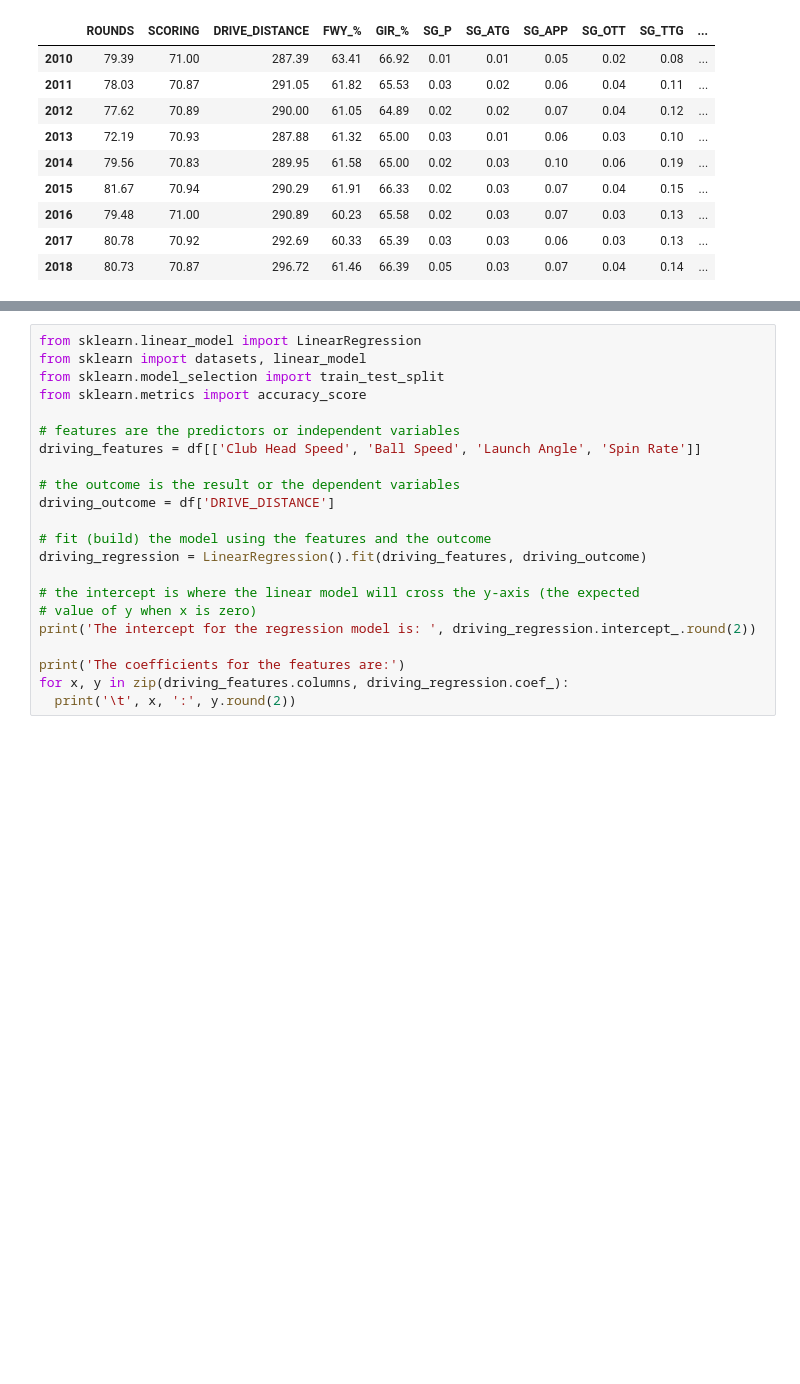
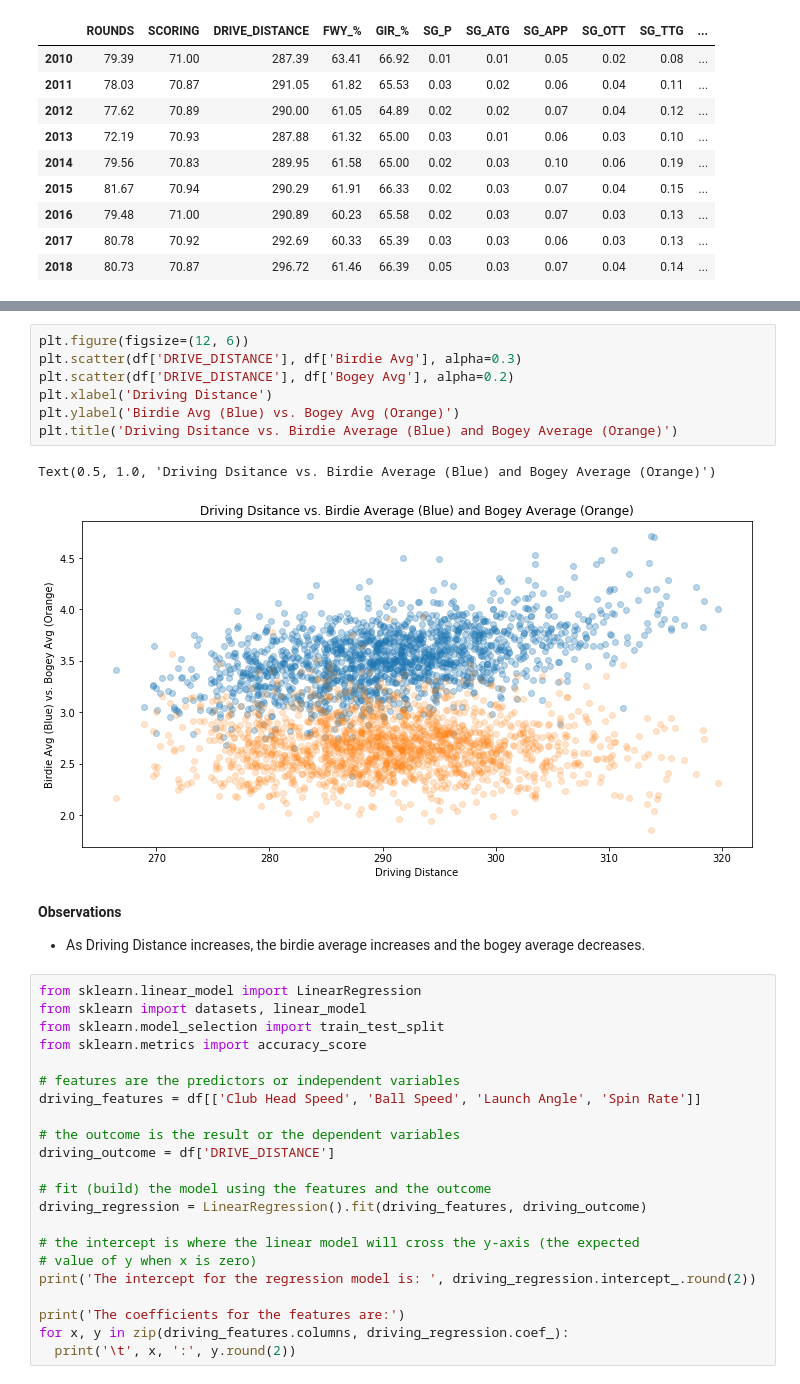
Before and after one commit to jonathannocek/pga-data-analysis, a Jupyter notebook: pga_data_analysis.ipynb, the cells around one changed output, grey strips where cells are left out. Cells and saved outputs as stored; diff of their text form; blank space fills up the shorter version.

```diff
--- a/pga_data_analysis.ipynb
+++ b/pga_data_analysis.ipynb
@@ -863,3 +735,16 @@ df_philmickelson
+# %%
+plt.figure(figsize=(12, 6))
+plt.scatter(df['DRIVE_DISTANCE'], df['Birdie Avg'], alpha=0.3)
+plt.scatter(df['DRIVE_DISTANCE'], df['Bogey Avg'], alpha=0.2)
+plt.xlabel('Driving Distance')
+plt.ylabel('Birdie Avg (Blue) vs. Bogey Avg (Orange)')
+plt.title('Driving Dsitance vs. Birdie Average (Blue) and Bogey Average (Orange)')
+# %% [output]
+Text(0.5, 1.0, 'Driving Dsitance vs. Birdie Average (Blue) and Bogey Average (Orange)')
+[figure, added]
+# %% [markdown]
+**Observations**
+- As Driving Distance increases, the birdie average increases and the bogey average decreases.
 # %%
 from sklearn.linear_model import LinearRegression
 from sklearn import datasets, linear_model
```
Also changed, not shown: parts of 59 cells of this notebook.
